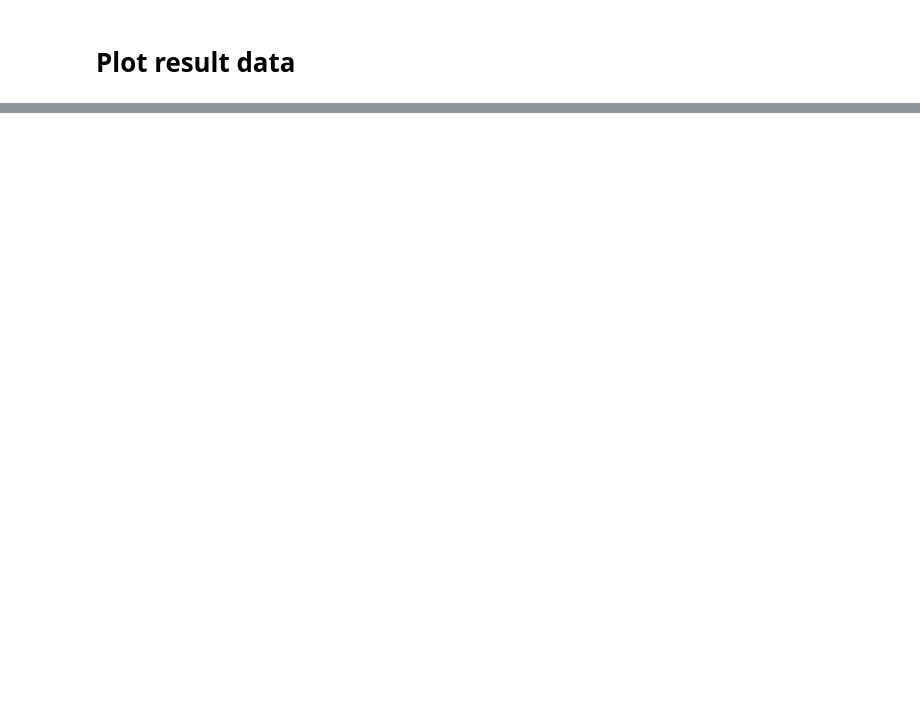
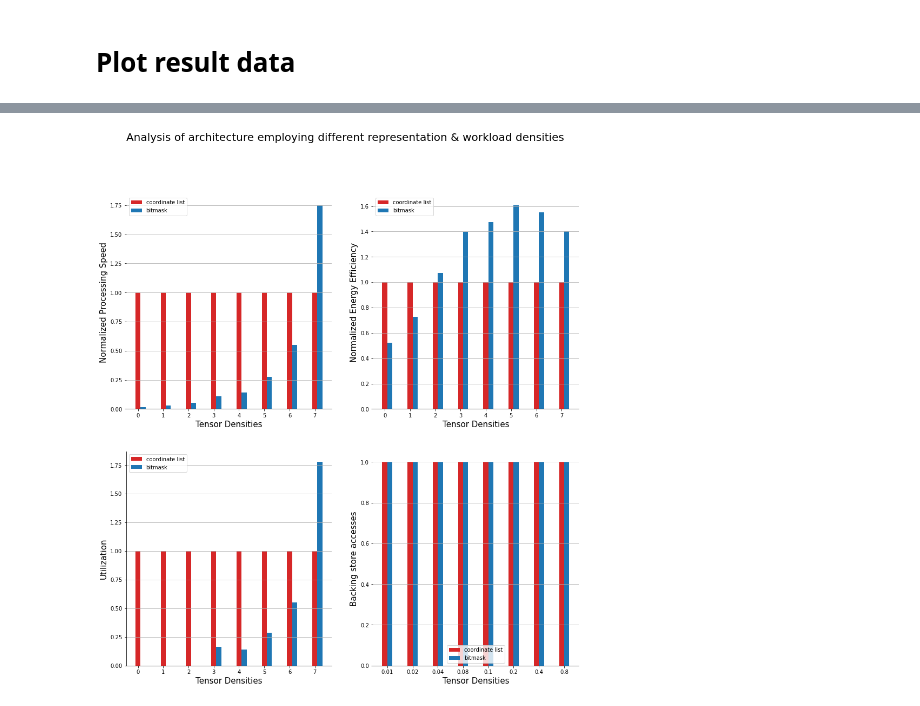
Before and after one commit to abf149/TimeloopAccelergyTutorialsFork, a Jupyter notebook: exercises/2020.ispass/ISCA22.fig1/script/Generate SparseTile data.ipynb, the cells around one changed output, grey strips where cells are left out. Cells and saved outputs as stored; diff of their text form; code cells hidden in the pictures; blank space fills up the shorter version.

```diff
--- a/exercises/2020.ispass/ISCA22.fig1/script/Generate SparseTile data.ipynb
+++ b/exercises/2020.ispass/ISCA22.fig1/script/Generate SparseTile data.ipynb
@@ -43,5 +62,5 @@ WARNING: Interpreting 0 to mean full problem dimension instead of residue.
 # %%
-from parse_timeloop_output import *
+
 
 sparse_setups = ["coo", "bitmask", "bitmask.skip"]
 
@@ -52,4 +71,5 @@ metrics_v_density = {sparse_setup:{} for sparse_setup in sparse_setups}
 for d in densities:
     for sparse_setup in sparse_setups:
         out_dir_name="output_" + str(d) + "_" + sparse_setup
-        metrics_v_density[sparse_setup][str(d)] = parse_timeloop_stats("../" + out_dir_name + "/timeloop-mapper.map+stats.xml")
+#       metrics_v_density[sparse_setup][str(d)] = parse_timeloop_stats("../" + out_dir_name + "/timeloop-mapper.map+stats.xml")
+        metrics_v_density[sparse_setup][str(d)] = parse_edp(out_dir_name)
@@ -96,0 +242,76 @@ plt.plot(densities,speed_v_density_bitmask_skip)
+# %%
+import matplotlib.pyplot as plt
+import numpy as np
+
+axis_font_size = 15
+
+bar_width = 0.2
+
+indices = np.arange(len(densities))
+
+# 4 plots
+f, ((ax1, ax2),(ax3,ax4)) = plt.subplots(2, 2, sharey=False, figsize=(15,16))
+
+# Top-left: normalized processing speed
+ax1.bar(x=indices,height=speed_v_density_coo_norm,width=0.2,color="tab:red")
+ax1.bar(x=indices + bar_width,height=speed_v_density_bitmask_norm,width=0.2,color="tab:blue")
+#ax1.bar(x=indices + bar_width*2.0,height=speed_v_density_bitmask_skip_norm,width=0.2,color="saddlebrown")
+plt.xticks(indices + bar_width / 2, tuple([str(d) for d in densities]))
+#ax1.legend(["bitmask","bitmask+skip","coordinate list"],loc='best')
+ax1.legend(["coordinate list","bitmask"],loc='best')
+ax1.set_xlabel("Tensor Densities",fontsize=axis_font_size)
+ax1.set_ylabel("Normalized Processing Speed",fontsize=axis_font_size)
+ax1.yaxis.grid()
+ax1.spines['top'].set_visible(False)
+ax1.spines['right'].set_visible(False)
+#axes.spines['bottom'].set_visible(False)
+ax1.spines['left'].set_visible(False)
+
+# Top-right: normalized energy efficiency
+ax2.bar(x=indices,height=eff_v_density_coo_norm,width=0.2,color="tab:red")
+ax2.bar(x=indices + bar_width,height=eff_v_density_bitmask_norm,width=0.2,color="tab:blue")
+#ax2.bar(x=indices + bar_width*2.0,height=eff_v_density_bitmask_skip_norm,width=0.2,color="saddlebrown")
+plt.xticks(indices + bar_width / 2, tuple([str(d) for d in densities]))
+#ax2.legend(["bitmask","bitmask+skip","coordinate list"],loc='best')
+ax2.legend(["coordinate list","bitmask"],loc='best')
+ax2.set_xlabel("Tensor Densities",fontsize=axis_font_size)
+ax2.set_ylabel("Normalized Energy Efficiency",fontsize=axis_font_size)
+ax2.yaxis.grid()
+ax2.spines['top'].set_visible(False)
+ax2.spines['right'].set_visible(False)
+#axes.spines['bottom'].set_visible(False)
+ax2.spines['left'].set_visible(False)
+
+# Bottom-left: utilization
+ax3.bar(x=indices,height=util_v_density_coo_norm,width=0.2,color="tab:red")
+ax3.bar(x=indices + bar_width,height=util_v_density_bitmask_norm,width=0.2,color="tab:blue")
+#ax1.bar(x=indices + bar_width*2.0,height=speed_v_density_bitmask_skip_norm,width=0.2,color="saddlebrown")
+plt.xticks(indices + bar_width / 2, tuple([str(d) for d in densities]))
+#ax1.legend(["bitmask","bitmask+skip","coordinate list"],loc='best')
+ax3.legend(["coordinate list","bitmask"],loc='best')
+ax3.set_xlabel("Tensor Densities",fontsize=axis_font_size)
+ax3.set_ylabel("Utilization",fontsize=axis_font_size)
+ax3.yaxis.grid()
+ax3.spines['top'].set_visible(False)
+ax3.spines['right'].set_visible(False)
+#axes.spines['bottom'].set_visible(False)
+ax4.spines['left'].set_visible(False)
+
+# Bottom-right: backing store memory accesses
+ax4.bar(x=indices,height=backing_access_v_density_coo_norm,width=0.2,color="tab:red")
+ax4.bar(x=indices + bar_width,height=backing_access_v_density_bitmask_norm,width=0.2,color="tab:blue")
+#ax1.bar(x=indices + bar_width*2.0,height=speed_v_density_bitmask_skip_norm,width=0.2,color="saddlebrown")
+plt.xticks(indices + bar_width / 2, tuple([str(d) for d in densities]))
+#ax1.legend(["bitmask","bitmask+skip","coordinate list"],loc='best')
+ax4.legend(["coordinate list","bitmask"],loc='best')
+ax4.set_xlabel("Tensor Densities",fontsize=axis_font_size)
+ax4.set_ylabel("Backing store accesses",fontsize=axis_font_size)
+ax4.yaxis.grid()
+ax4.spines['top'].set_visible(False)
+ax4.spines['right'].set_visible(False)
+#axes.spines['bottom'].set_visible(False)
+ax4.spines['left'].set_visible(False)
+
+
+plt.suptitle('Analysis of architecture employing different representation & workload densities',fontsize=20)
+# %% [output]
@@ -96,0 +319 @@ plt.plot(densities,speed_v_density_bitmask_skip)
+[figure, added]
```
Also changed, not shown: parts of 12 cells of this notebook, 5 other files.
